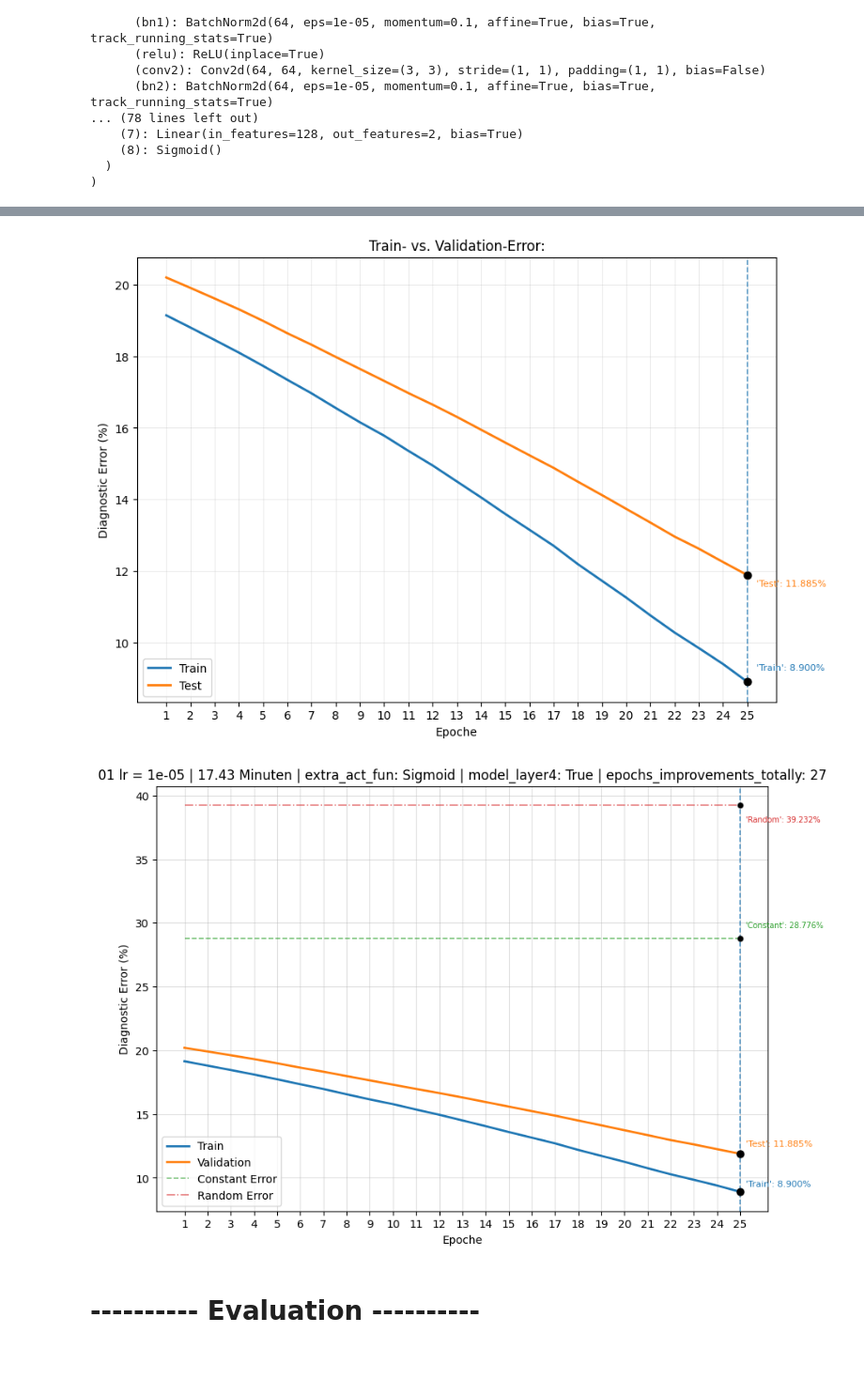
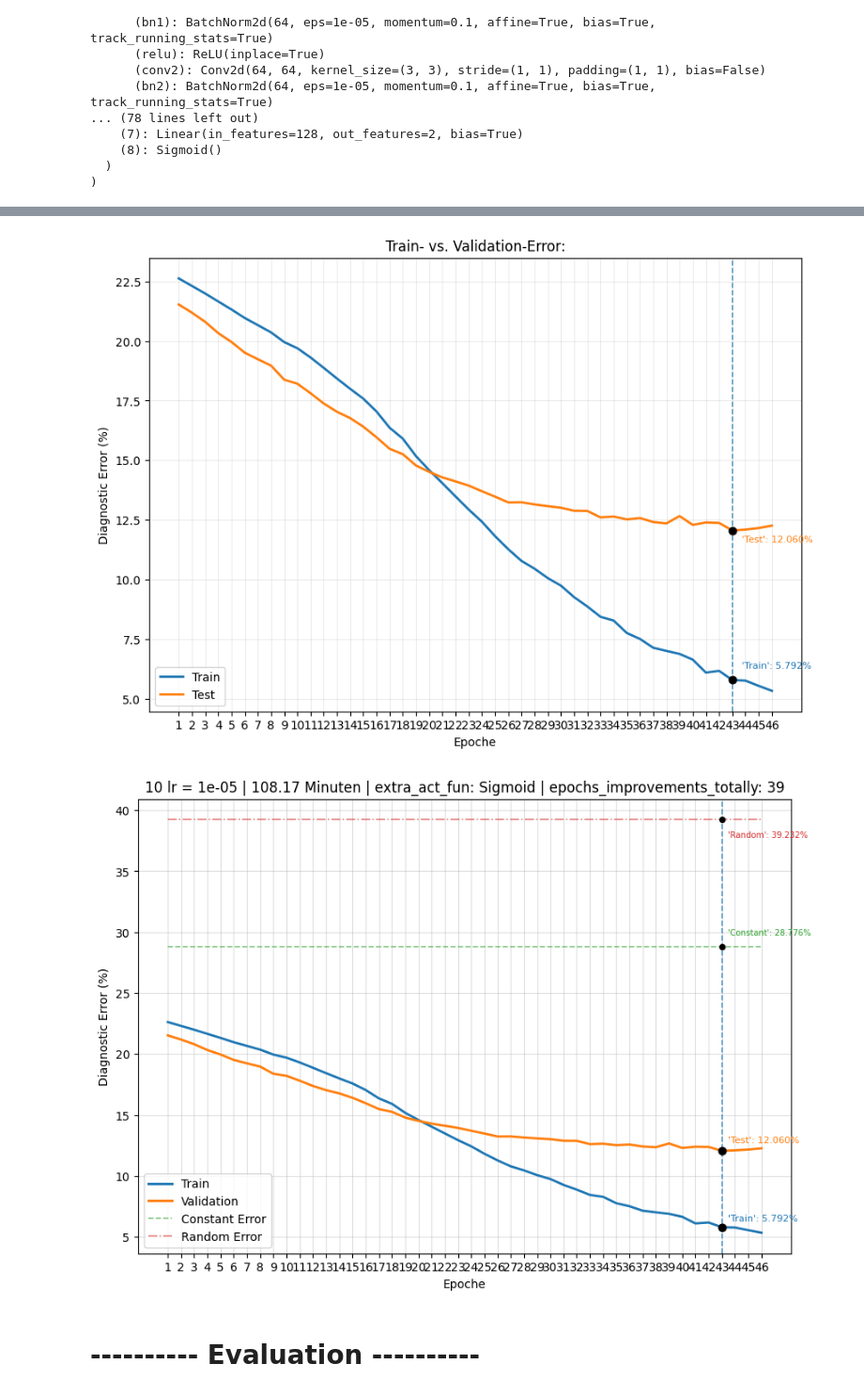
Before and after one commit to RafeiKAr/gaze-estimation, a Jupyter notebook: personal_code.ipynb, the cells around one changed output, grey strips where cells are left out. Shown at 94% size. Saved outputs shown, nothing was run; the diff lists cells and outputs as text; code cells hidden in the pictures; blank space fills up the shorter version.

Commit message:
train with session 10 und check the heatmap of this session

```diff
--- a/personal_code.ipynb
+++ b/personal_code.ipynb
@@ -439,9 +441,6 @@ Subject: 11
 
 
 Subject: 12
-# %%
-for i in range(len(text_files)):
-    file = Path("personalization") / f"0{str(i+1)}" / "norm_labels.csv"
 # %% [markdown]
 # Random and Constant Error
 # %%
@@ -1143,13 +1155,13 @@ def evaluate_model(model, loader, device):
 # Hypoparameter:
 batch_size = 64
 
-epochs = 25
+epochs = 200
 
 patience = 3                   # after 3 Epochen without Optimierung has to stop training
 
 learning_rate = 1e-5    # 1e-4, 1e-5
 
-session = "01"
+session = "10"
 
 best_model_name = "./models/ResNet_best_optim-model_norm_subject_1000-200.path"
 # %%
@@ -1924,7 +1915,6 @@ plt.title(
     f"lr = {learning_rate} | "
     f"{elapsed_running_time / 60:.2f} Minuten | "
     f"extra_act_fun: {active_func} | "
-    f"model_layer4: {model_layer4} | "
     f"epochs_improvements_totally: {e + 2}"
 )
 # plt.title(f"{def_dataset}((train:{def_dataset_size[0]}, test:{def_dataset_size[1]})) \n"
@@ -1975,7 +1962,7 @@ Train Error:     8.9002%
 Constant Error:  28.7760%
 Random Error:    39.2320%
-[figure, old version]
+[figure, new version]
-[figure, old version]
+[figure, new version]
 # %% [markdown]
 # ---------- Evaluation ----------
 # %%
```
Also changed, not shown: parts of 12 cells of this notebook, 8 other files.
